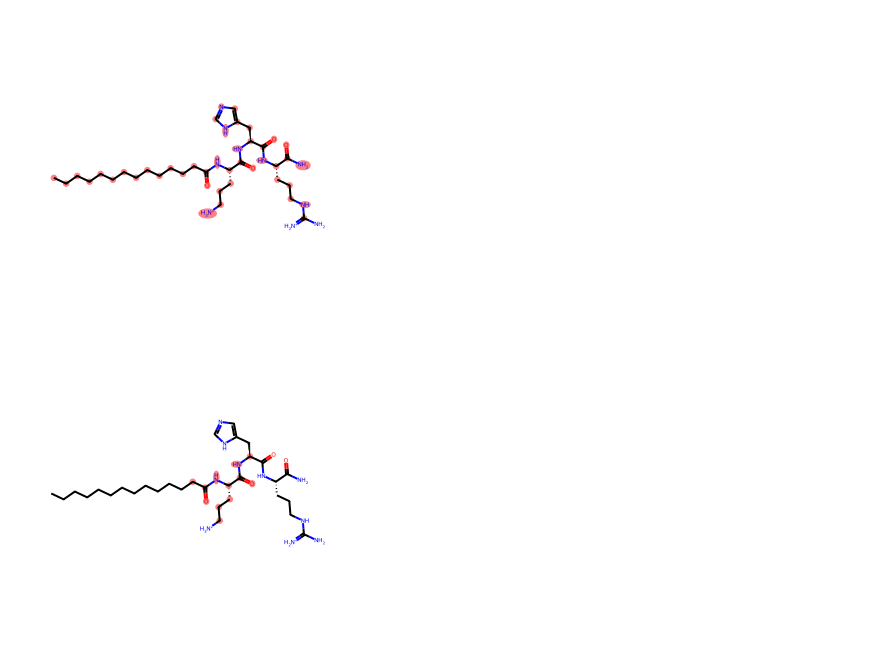
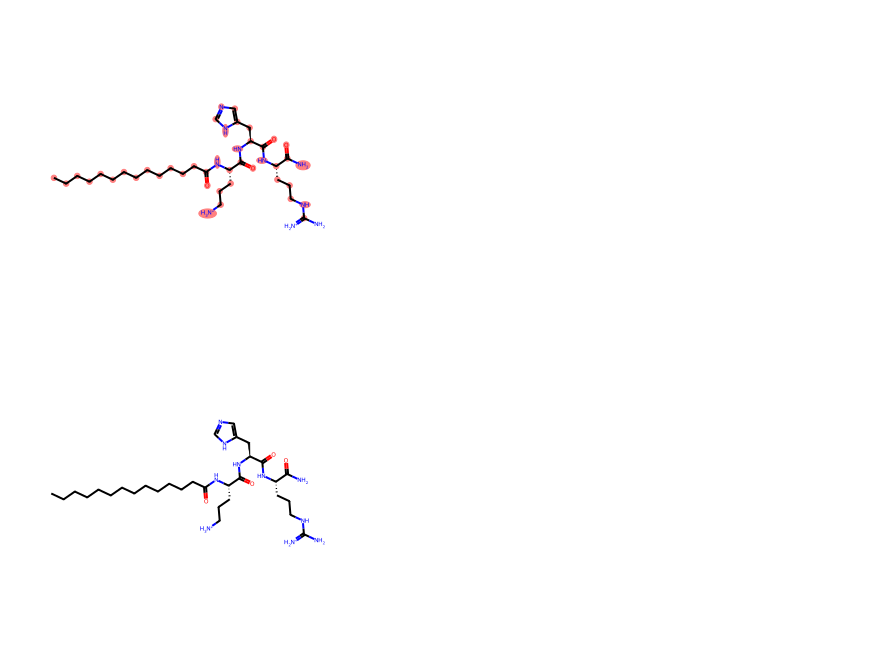
Before and after one commit to mersalas/ISCAPE, a Jupyter notebook: ISCAPE.ipynb, the cells around one changed output. Saved outputs shown, nothing was run; the diff lists cells and outputs as text; code cells hidden in the pictures.

```diff
--- a/ISCAPE.ipynb
+++ b/ISCAPE.ipynb
@@ -236,9 +234,9 @@ img
 # %%
 # Negative SHAP
 smiles = dataset.ids
 smiles_string = smiles[7]
-important_bits = [227]
+important_bits = [420]
 img = highlight_ecfp_substructure(smiles_string, important_bits, radius=7, size=512)
 img
 # %% [output]
-[figure, old version]
+[figure, new version]
```
Also changed, not shown: parts of 11 cells of this notebook.
